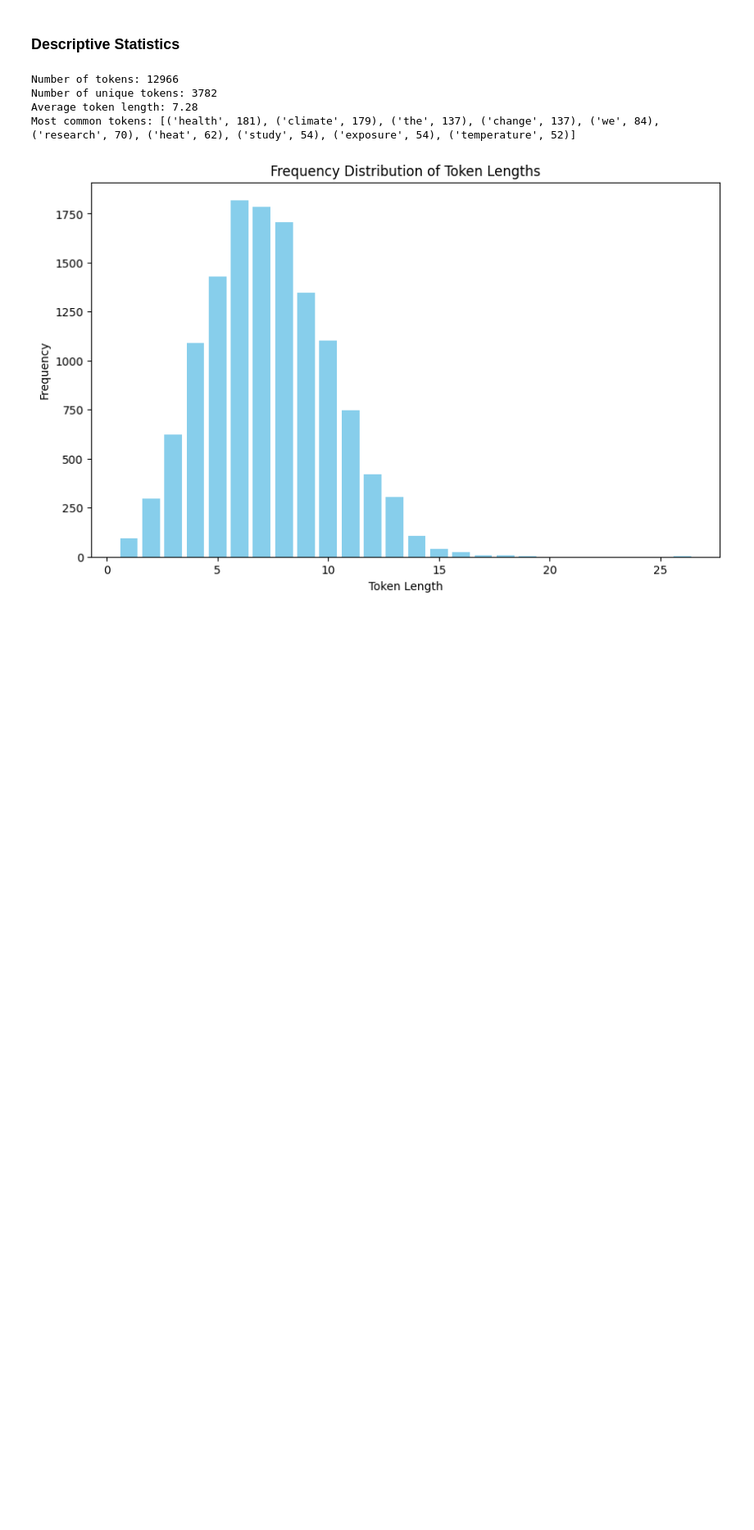
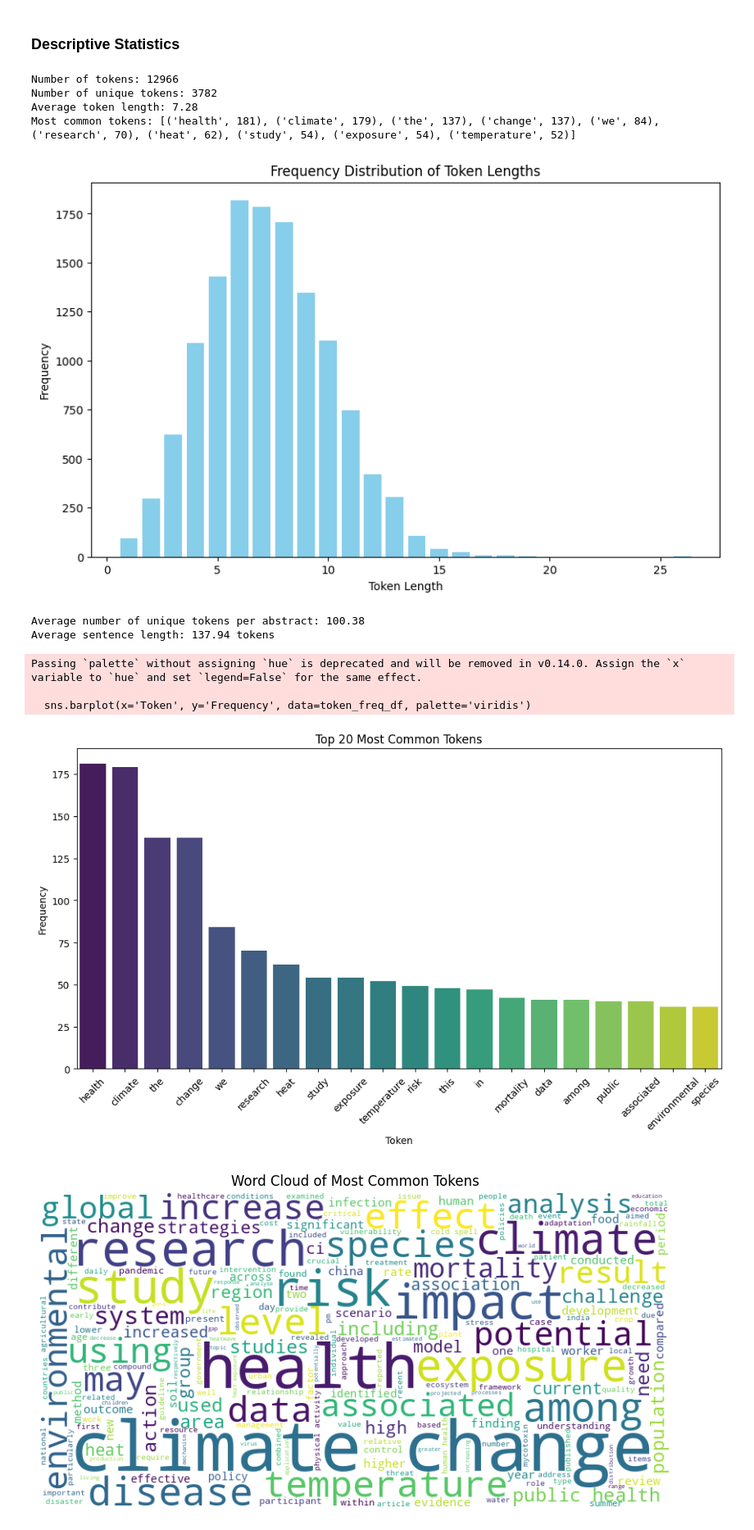
Before and after one commit to cfitzpatrick89/ADS509-Final, a Jupyter notebook: ADS509_Final.ipynb, the cells around one changed output. Shown at 82% size. Drawn from its saved outputs; the diff is of its cells as text; code cells hidden in the pictures; blank space fills up the shorter version.

```diff
--- a/ADS509_Final.ipynb
+++ b/ADS509_Final.ipynb
@@ -182,3 +206,21 @@ def parse_pubmed_details(xml_data):
 #     return articles
 # %% [markdown]
 ### Preprocess Text
+# %%
+from nltk.tokenize import word_tokenize
+from nltk.corpus import stopwords
+import nltk
+
+nltk.download('punkt')
+nltk.download('stopwords')
+
+stop_words = set(stopwords.words('english'))
+
+def preprocess_text(text):
+    tokens = word_tokenize(text)
+    tokens = [word.lower() for word in tokens if word.isalpha() and word not in stop_words]
+    return tokens
+
+# Example usage:
+df_articles['processed_abstract'] = df_articles['Abstract'].apply(preprocess_text)
+df_articles['processed_abstract_str'] = df_articles['processed_abstract'].apply(lambda x: ' '.join(x))
@@ -272,3 +290,61 @@ Number of unique tokens: 3782
 Average token length: 7.28
 Most common tokens: [('health', 181), ('climate', 179), ('the', 137), ('change', 137), ('we', 84), ('research', 70), ('heat', 62), ('study', 54), ('exposure', 54), ('temperature', 52)]
 [figure]
+# %%
+import numpy as np
+from wordcloud import WordCloud
+
+def calculate_advanced_statistics(df, text_column):
+    all_text = " ".join(df[text_column])
+    tokens = word_tokenize(all_text)
+
+    # Token frequency distribution
+    token_freq = Counter(tokens)
+
+    # Unique tokens per abstract
+    df['unique_tokens'] = df[text_column].apply(lambda x: len(set(word_tokenize(x))))
+    avg_unique_tokens = df['unique_tokens'].mean()
+
+    # Average sentence length
+    sentences = [sentence for text in df[text_column] for sentence in text.split('.')]
+    sentence_lengths = [len(word_tokenize(sentence)) for sentence in sentences]
+    avg_sentence_length = np.mean(sentence_lengths)
+
+    # Display results
+    print(f"Average number of unique tokens per abstract: {avg_unique_tokens:.2f}")
+    print(f"Average sentence length: {avg_sentence_length:.2f} tokens")
+
+    # Token frequency distribution plot
+    token_freq_df = pd.DataFrame(token_freq.most_common(20), columns=['Token', 'Frequency'])
+    plt.figure(figsize=(12, 6))
+    sns.barplot(x='Token', y='Frequency', data=token_freq_df, palette='viridis')
+    plt.xlabel('Token')
+    plt.ylabel('Frequency')
+    plt.title('Top 20 Most Common Tokens')
+    plt.xticks(rotation=45)
+    plt.show()
+
+    # Word cloud
+    wordcloud = WordCloud(width=800, height=400, background_color='white').generate(all_text)
+    plt.figure(figsize=(10, 5))
+    plt.imshow(wordcloud, interpolation='bilinear')
+    plt.axis('off')
+    plt.title('Word Cloud of Most Common Tokens')
+    plt.show()
+
+    return avg_unique_tokens, avg_sentence_length
+
+# Example usage:
+if df_articles is not None:
+    df_articles['processed_abstract_str'] = df_articles['processed_abstract'].apply(lambda x: ' '.join(x))
+    avg_unique_tokens, avg_sentence_length = calculate_advanced_statistics(df_articles, 'processed_abstract_str')
+else:
+    print("DataFrame is empty. No articles to process.")
+# %% [output]
+Average number of unique tokens per abstract: 100.38
+Average sentence length: 137.94 tokens
+Passing `palette` without assigning `hue` is deprecated and will be removed in v0.14.0. Assign the `x` variable to `hue` and set `legend=False` for the same effect.
+
+  sns.barplot(x='Token', y='Frequency', data=token_freq_df, palette='viridis')
+[figure, added]
+[figure, added]
```
Also changed, not shown: parts of 32 cells of this notebook.
